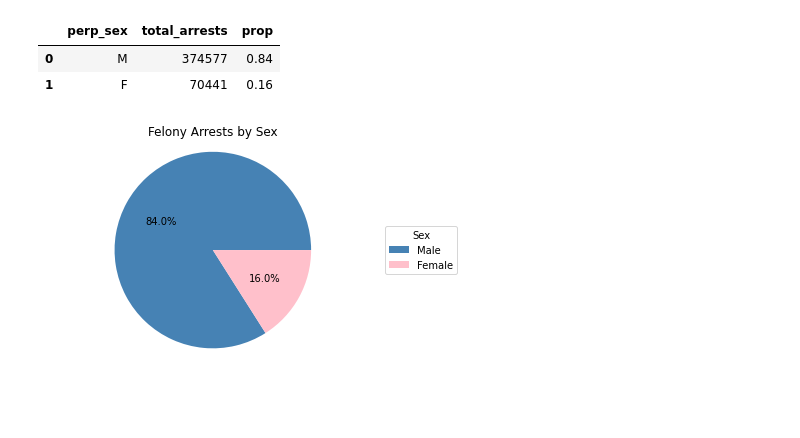
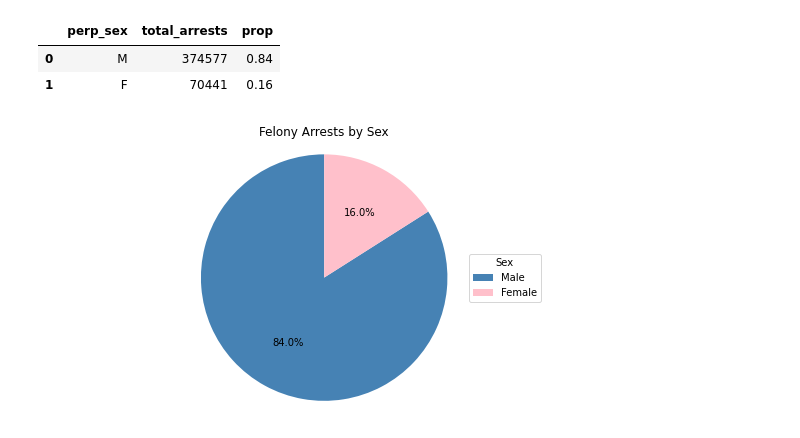
Before and after one commit to AmitSamra/NYC_Crime, a Jupyter notebook: nyc_crime_python.ipynb, the cells around one changed output. Saved outputs shown, nothing was run; the diff lists cells and outputs as text; code cells hidden in the pictures; blank space fills up the shorter version.

```diff
--- a/nyc_crime_python.ipynb
+++ b/nyc_crime_python.ipynb
@@ -898,19 +898,19 @@ df_sex_fel
 | 0 | M | 374577 | 0.84 |
 | 1 | F | 70441 | 0.16 |
 # %%
-fig,ax = plt.subplots()
+fig,ax = plt.subplots(figsize=(10, 5))
 
-ax.pie(df_sex_fel.prop, autopct='%1.1f%%', colors=['steelblue','pink'])
+ax.pie(df_sex_fel.prop, autopct='%1.1f%%', colors=['steelblue','pink'], startangle=90)
 ax.legend(
     #df_sex_fel.perp_sex,
     title = 'Sex',
     labels = ['Male', 'Female'],
     loc = 'center left',
-    bbox_to_anchor = (1,0,0.5,1)
+    bbox_to_anchor = (.75,.5,0,0)
 )
 ax.set_title('Felony Arrests by Sex')
 ax.axis('equal')
 
 plt.show()
 # %% [output]
-[figure, old version]
+[figure, new version]
```
Also changed, not shown: parts of 2 cells of this notebook.
